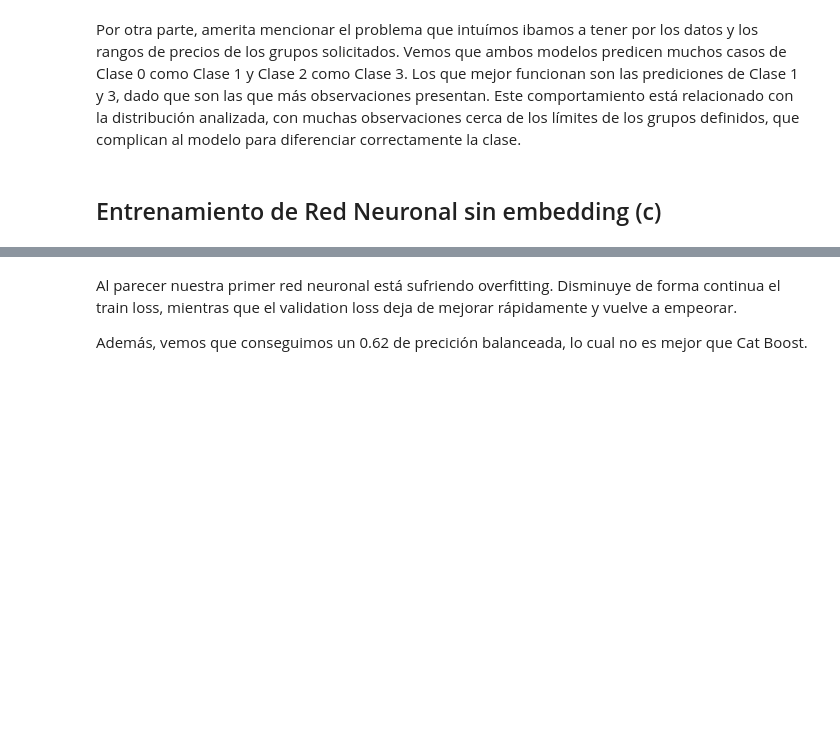
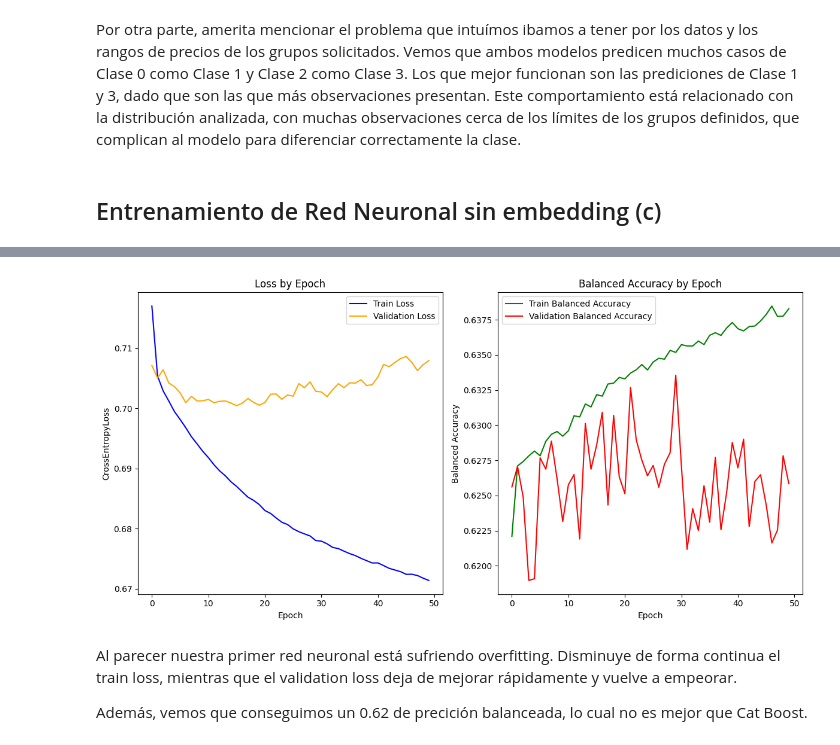
Before and after one commit to claudiobarril/aprendizaje_profundo, a Jupyter notebook: Deep_Learning_TP_Cohorte_17_5B2024.ipynb, the cells around one changed output, grey strips where cells are left out. Drawn from its saved outputs; the diff is of its cells as text; code cells hidden in the pictures; blank space fills up the shorter version.

```diff
--- a/Deep_Learning_TP_Cohorte_17_5B2024.ipynb
+++ b/Deep_Learning_TP_Cohorte_17_5B2024.ipynb
@@ -749,3 +738,0 @@ test_black_sale_ds = BlackSaleDataset(X_test_scaled, y_test)
-# %%
-train_dataloader = DataLoader(train_black_sale_ds, batch_size=64, shuffle=True)
-test_dataloader = DataLoader(test_black_sale_ds, batch_size=64)
@@ -751,0 +902,16 @@ test_dataloader = DataLoader(test_black_sale_ds, batch_size=64)
+# %%
+def build_dataloaders(X, y, batch_size):
+    X_numpy = X.to_numpy(dtype='float')
+    y_numpy = y.to_numpy(dtype='float')
+    X_train, X_test, y_train, y_test = train_test_split(X_numpy, y_numpy, test_size=0.2, random_state=42, stratify=y)
+
+    scaler = StandardScaler()
+    X_train_scaled = scaler.fit_transform(X_train)
+    X_test_scaled = scaler.transform(X_test)
+
+    train_black_sale_ds = BlackSaleDataset(X_train_scaled, y_train)
+    test_black_sale_ds = BlackSaleDataset(X_test_scaled, y_test)
+
+    train_dataloader = DataLoader(train_black_sale_ds, batch_size=batch_size, shuffle=True)
+    test_dataloader = DataLoader(test_black_sale_ds, batch_size=batch_size)
+    return train_dataloader, test_dataloader
@@ -772,10 +946,6 @@ class NNet(torch.nn.Module):
 # %%
-input_size = X_train.shape[1] # Número de características de entrada
-output_size = len(np.unique(y_train)) # Número de clases (4 grupos en este caso)
-device = torch.device("cuda" if torch.cuda.is_available() else "cpu")
-
 # Crear el modelo
-nnet = NNet(input_size, output_size).to(device)
+nnet = NNet(input_size=X_train.shape[1], output_size=len(np.unique(y_train))).to(device)
 
 # Configurar el optimizador y la función de pérdida
 optimizer = optim.Adam(nnet.parameters(), lr=0.001)
@@ -903,0 +953,15 @@ printTrainLossVsValidLossAndAccuracy(train_loss_by_epoch, valid_loss_by_epoch, t
+# %%
+train_dataloader, test_dataloader = build_dataloaders(X=X, y=y, batch_size=64)
+trainer = Trainer(
+    model=nnet,
+    device=device,
+    optimizer=optimizer,
+    criterion=criterion
+)
+# %%
+trained_model = trainer.train(
+    train_dataloader=train_dataloader,
+    test_dataloader=test_dataloader,
+    epochs=50
+)
+# %% [output]
@@ -904,3 +985,4 @@ printTrainLossVsValidLossAndAccuracy(train_loss_by_epoch, valid_loss_by_epoch, t
+[figure, added]
 # %% [markdown]
 Al parecer nuestra primer red neuronal está sufriendo overfitting. Disminuye de forma continua el train loss, mientras que el validation loss deja de mejorar rápidamente y vuelve a empeorar.
 
```
Also changed, not shown: parts of 35 cells of this notebook.
